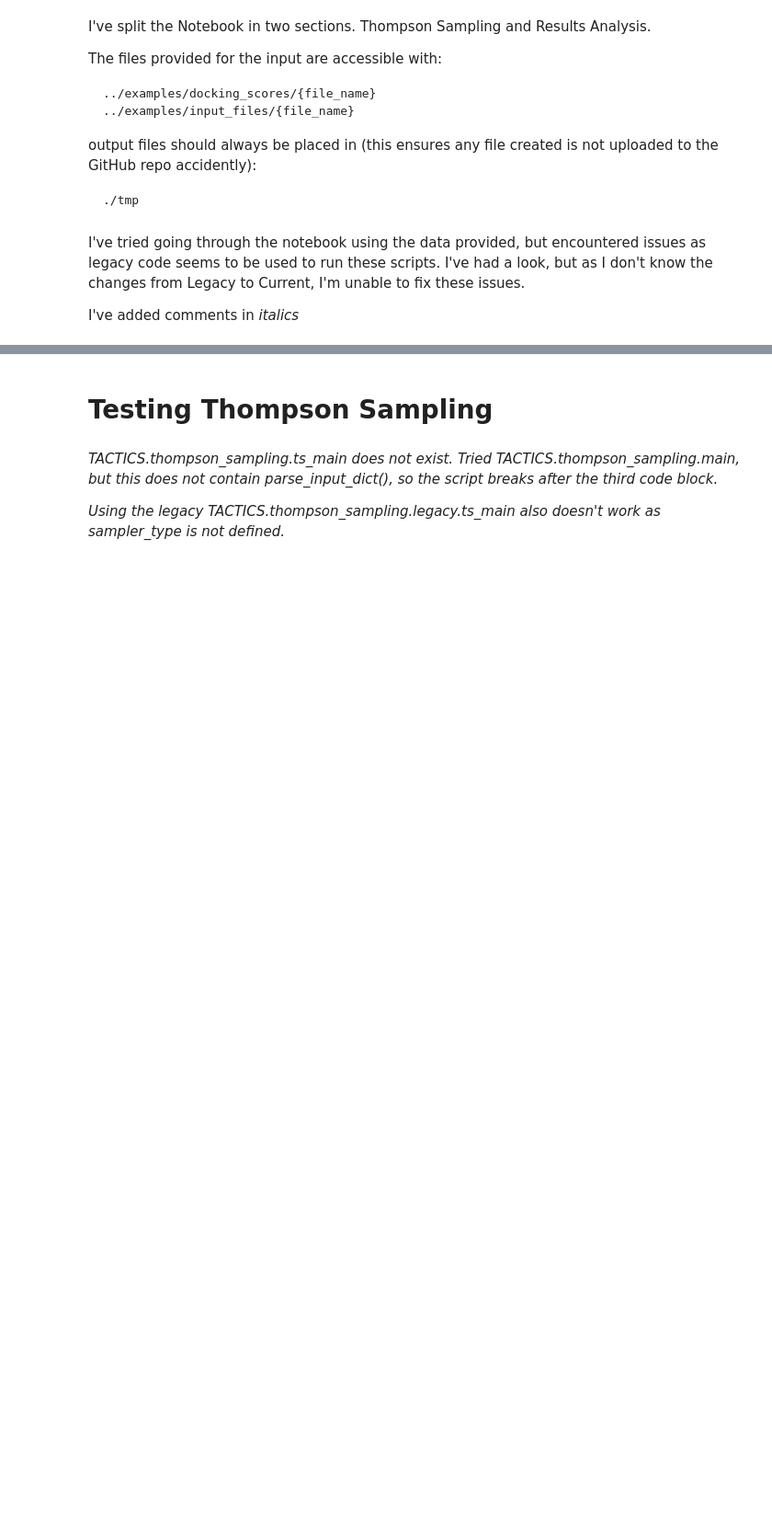
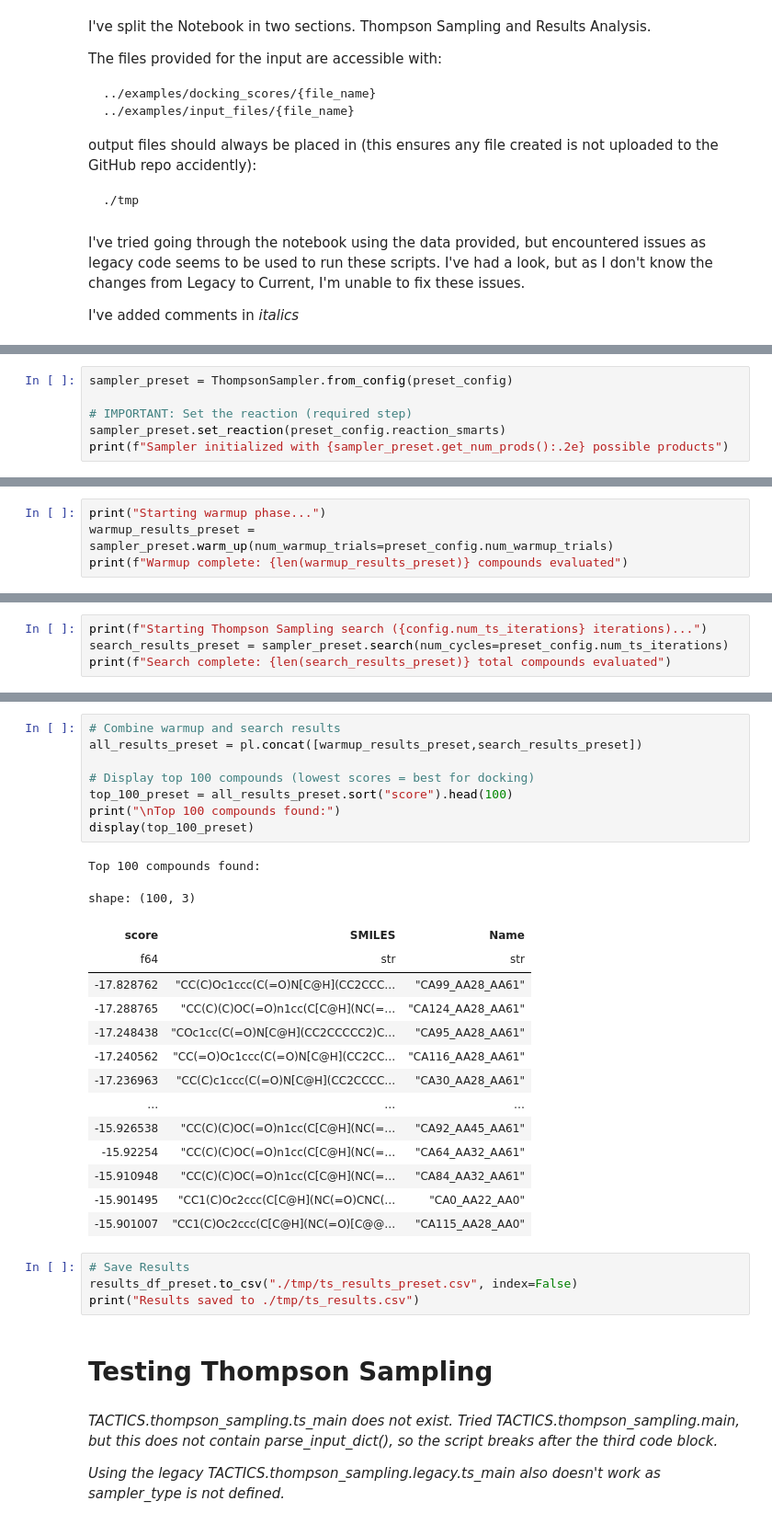
Before and after one commit to aakankschit/TACTICS, a Jupyter notebook: tutorials/thompson_sampling.ipynb, the cells around one changed output, grey strips where cells are left out. Shown: that part at 92% size. Drawn from its saved outputs; the diff is of its cells as text; blank space fills up the shorter version.

```diff
--- a/tutorials/thompson_sampling.ipynb
+++ b/tutorials/thompson_sampling.ipynb
@@ -21,0 +267,6 @@ I've added comments in *italics*
+# %%
+sampler_preset = ThompsonSampler.from_config(preset_config)
+
+# IMPORTANT: Set the reaction (required step)
+sampler_preset.set_reaction(preset_config.reaction_smarts)
+print(f"Sampler initialized with {sampler_preset.get_num_prods():.2e} possible products")
@@ -21,0 +276,4 @@ I've added comments in *italics*
+# %%
+print("Starting warmup phase...")
+warmup_results_preset = sampler_preset.warm_up(num_warmup_trials=preset_config.num_warmup_trials)
+print(f"Warmup complete: {len(warmup_results_preset)} compounds evaluated")
@@ -21,0 +287,4 @@ I've added comments in *italics*
+# %%
+print(f"Starting Thompson Sampling search ({config.num_ts_iterations} iterations)...")
+search_results_preset = sampler_preset.search(num_cycles=preset_config.num_ts_iterations)
+print(f"Search complete: {len(search_results_preset)} total compounds evaluated")
@@ -22,3 +311,31 @@ I've added comments in *italics*
+# %%
+# Combine warmup and search results
+all_results_preset = pl.concat([warmup_results_preset,search_results_preset])
+
+# Display top 100 compounds (lowest scores = best for docking)
+top_100_preset = all_results_preset.sort("score").head(100)
+print("\nTop 100 compounds found:")
+display(top_100_preset)
+# %% [output]
+Top 100 compounds found:
+shape: (100, 3)
+| score | SMILES | Name |
+| f64 | str | str |
+| -17.828762 | "CC(C)Oc1ccc(C(=O)N[C@H](CC2CCC… | "CA99_AA28_AA61" |
+| -17.288765 | "CC(C)(C)OC(=O)n1cc(C[C@H](NC(=… | "CA124_AA28_AA61" |
+| -17.248438 | "COc1cc(C(=O)N[C@H](CC2CCCCC2)C… | "CA95_AA28_AA61" |
+| -17.240562 | "CC(=O)Oc1ccc(C(=O)N[C@H](CC2CC… | "CA116_AA28_AA61" |
+| -17.236963 | "CC(C)c1ccc(C(=O)N[C@H](CC2CCCC… | "CA30_AA28_AA61" |
+| … | … | … |
+| -15.926538 | "CC(C)(C)OC(=O)n1cc(C[C@H](NC(=… | "CA92_AA45_AA61" |
+| -15.92254 | "CC(C)(C)OC(=O)n1cc(C[C@H](NC(=… | "CA64_AA32_AA61" |
+| -15.910948 | "CC(C)(C)OC(=O)n1cc(C[C@H](NC(=… | "CA84_AA32_AA61" |
+| -15.901495 | "CC1(C)Oc2ccc(C[C@H](NC(=O)CNC(… | "CA0_AA22_AA0" |
+| -15.901007 | "CC1(C)Oc2ccc(C[C@H](NC(=O)[C@@… | "CA115_AA28_AA0" |
+# %%
+# Save Results
+results_df_preset.to_csv("./tmp/ts_results_preset.csv", index=False)
+print("Results saved to ./tmp/ts_results.csv")
 # %% [markdown]
 # Testing Thompson Sampling
 # %% [markdown]
```
Also changed, not shown: parts of 20 cells of this notebook.
